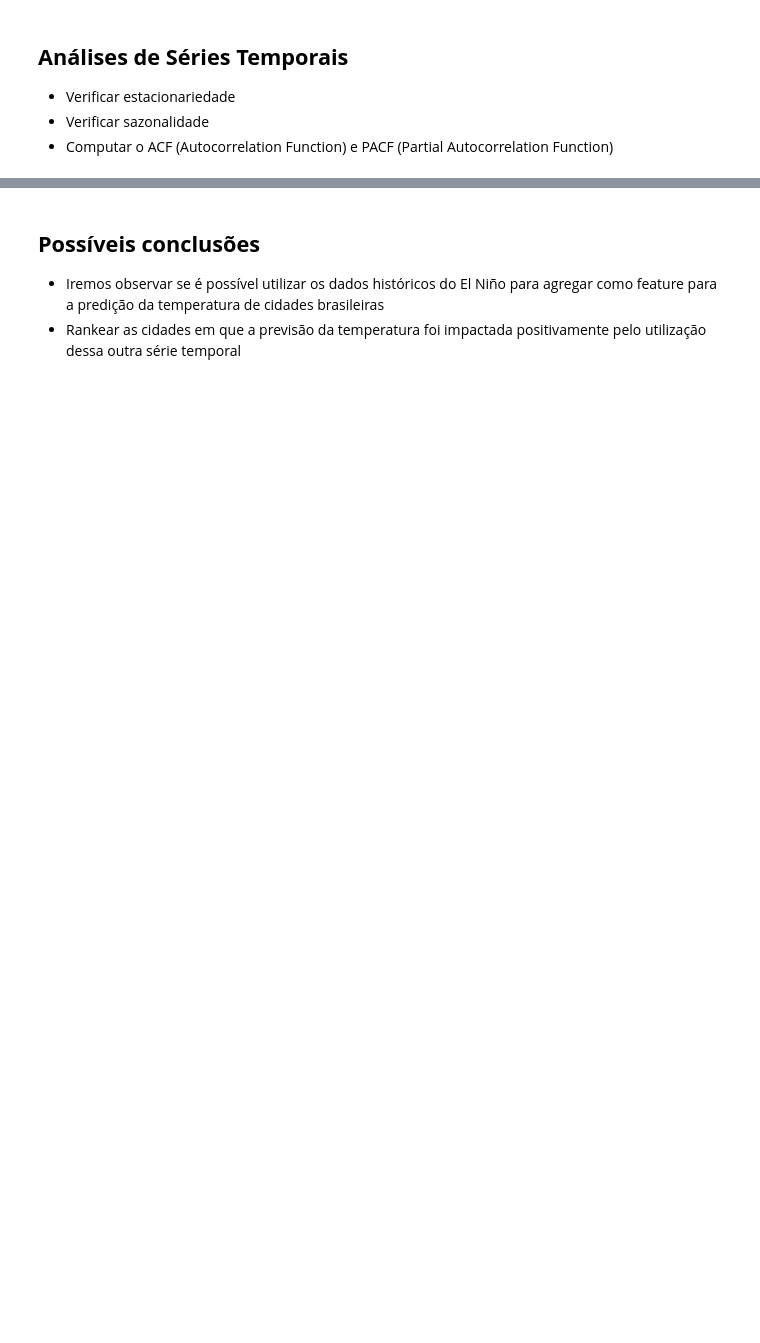
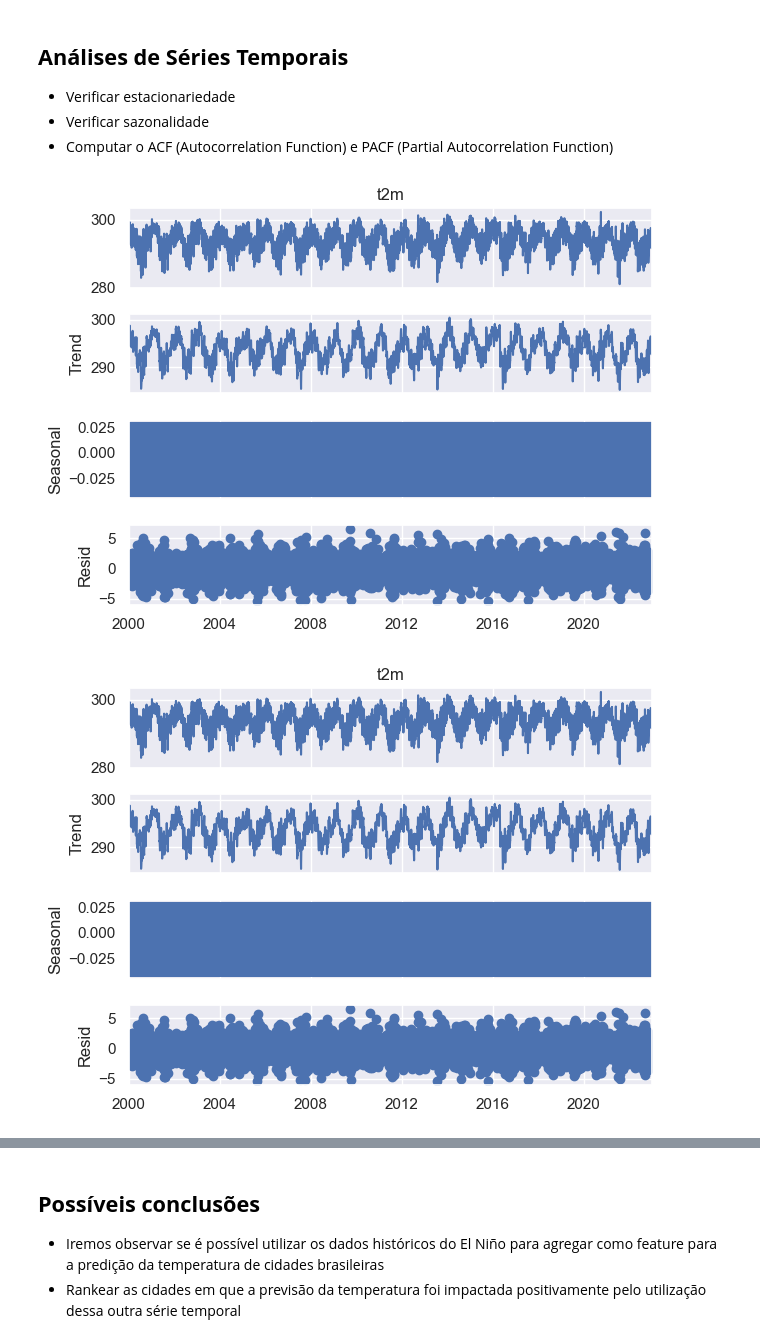
Before and after one commit to pedroaurgomes/AI4GOOD-LosNinos, a Jupyter notebook: el_nino.ipynb, the cells around one changed output, grey strips where cells are left out. Cells and saved outputs as stored; diff of their text form; code cells hidden in the pictures; blank space fills up the shorter version.

Commit message:
Updating notebook, adding temperature prediction/forecasting

```diff
--- a/el_nino.ipynb
+++ b/el_nino.ipynb
@@ -0,0 +1,12 @@
+# %%
+import cdsapi
+import pandas
+import matplotlib.pyplot as plt
+import datetime
+import xarray as xr
+import cfgrib
+import statsmodels.api as sm
+import seaborn as sns
+import itertools
+
+sns.set()
@@ -183,0 +154,9 @@ ImportError: matplotlib is required for plotting when the default backend "matpl
+# %%
+mean_daily_temperatures = df_sao_paulo_temperatures.groupby(pandas.Grouper(key='time', freq='1D')).mean()
+mean_month_temperatures = df_sao_paulo_temperatures.groupby(pandas.Grouper(key='time', freq='1M')).mean()
+# %%
+decomposition = sm.tsa.seasonal_decompose(mean_daily_temperatures['t2m'], model='additive')
+decomposition.plot()
+# %% [output]
+[figure, added]
+[figure, added]
```
Also changed, not shown: parts of 31 cells of this notebook.
